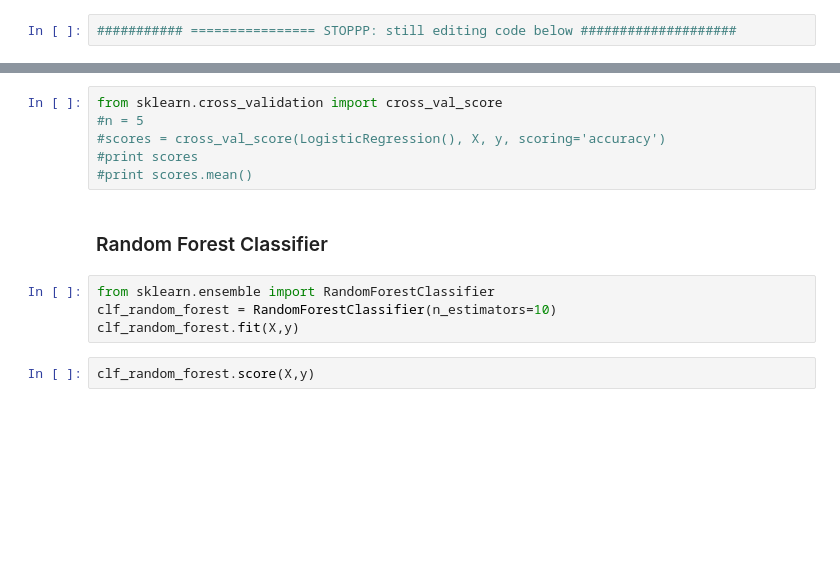
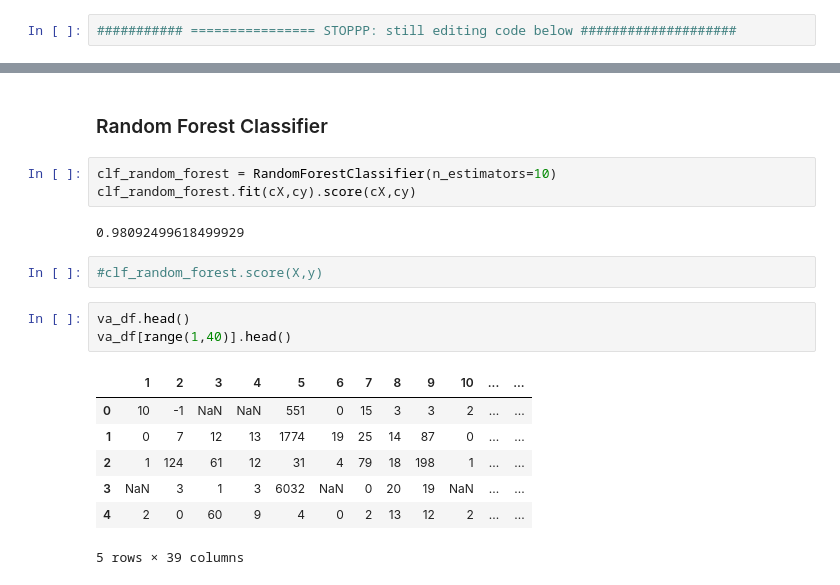
Before and after one commit to fnokeke/datasci, a Jupyter notebook: fab_hw1.ipynb, the cells around one changed output, grey strips where cells are left out. Drawn from its saved outputs; the diff is of its cells as text; blank space fills up the shorter version.

```diff
--- a/fab_hw1.ipynb
+++ b/fab_hw1.ipynb
@@ -277,14 +381,20 @@ print "accuracy:", metrics.accuracy_score(y_test, predicted)
-# %%
-from sklearn.cross_validation import cross_val_score
-#n = 5
-#scores = cross_val_score(LogisticRegression(), X, y, scoring='accuracy')
-#print scores
-#print scores.mean()
 # %% [markdown]
 ### Random Forest Classifier
-# %%
-from sklearn.ensemble import RandomForestClassifier
-clf_random_forest = RandomForestClassifier(n_estimators=10)
-clf_random_forest.fit(X,y)
+# %%
+clf_random_forest = RandomForestClassifier(n_estimators=10)
+clf_random_forest.fit(cX,cy).score(cX,cy)
+# %% [output]
+0.98092499618499929
 # %%
-clf_random_forest.score(X,y)
+#clf_random_forest.score(X,y)
+# %%
+va_df.head()
+va_df[range(1,40)].head()
+# %% [output]
+|  | 1 | 2 | 3 | 4 | 5 | 6 | 7 | 8 | 9 | 10 | ... | ... |
+| 0 | 10 | -1 | NaN | NaN | 551 | 0 | 15 | 3 | 3 | 2 | ... | ... |
+| 1 | 0 | 7 | 12 | 13 | 1774 | 19 | 25 | 14 | 87 | 0 | ... | ... |
+| 2 | 1 | 124 | 61 | 12 | 31 | 4 | 79 | 18 | 198 | 1 | ... | ... |
+| 3 | NaN | 3 | 1 | 3 | 6032 | NaN | 0 | 20 | 19 | NaN | ... | ... |
+| 4 | 2 | 0 | 60 | 9 | 4 | 0 | 2 | 13 | 12 | 2 | ... | ... |
+5 rows × 39 columns
```
Also changed, not shown: parts of 43 cells of this notebook, 1 other file.
